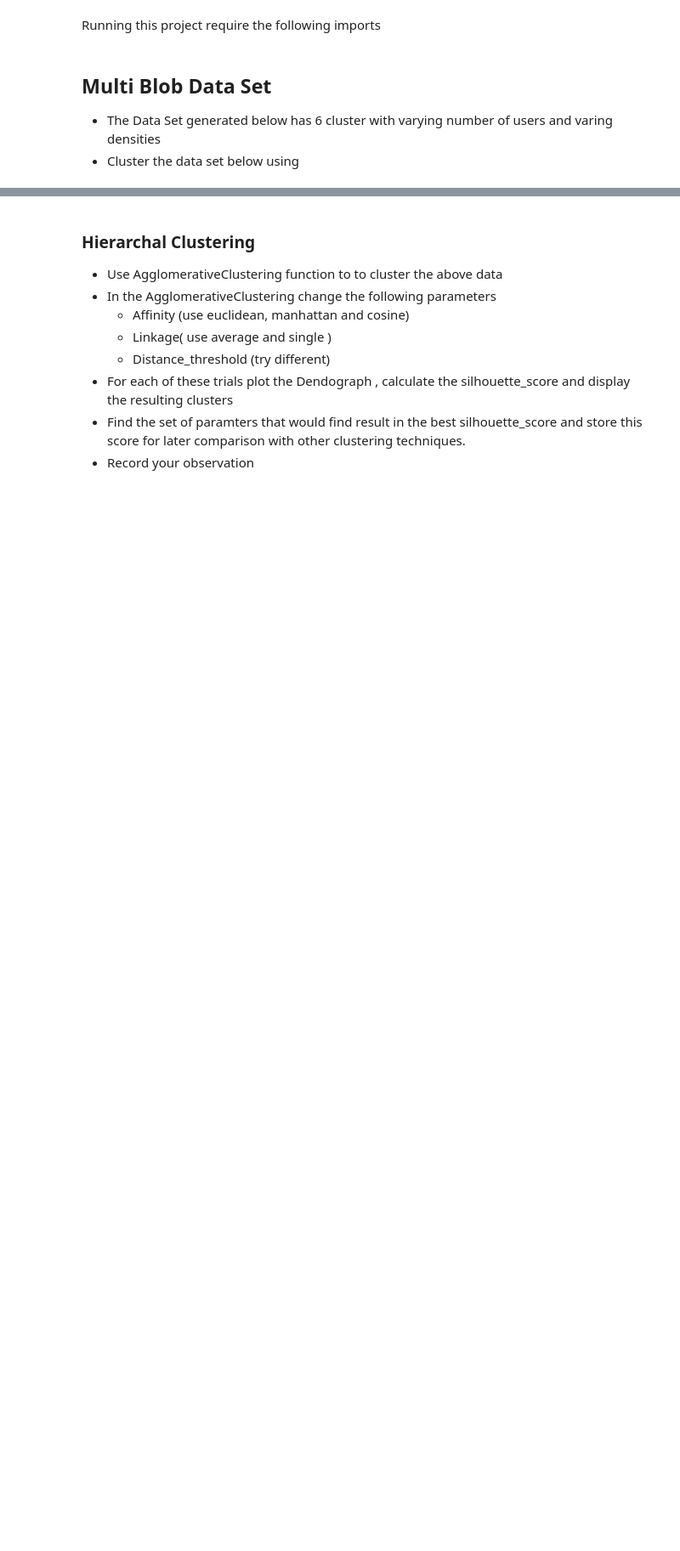
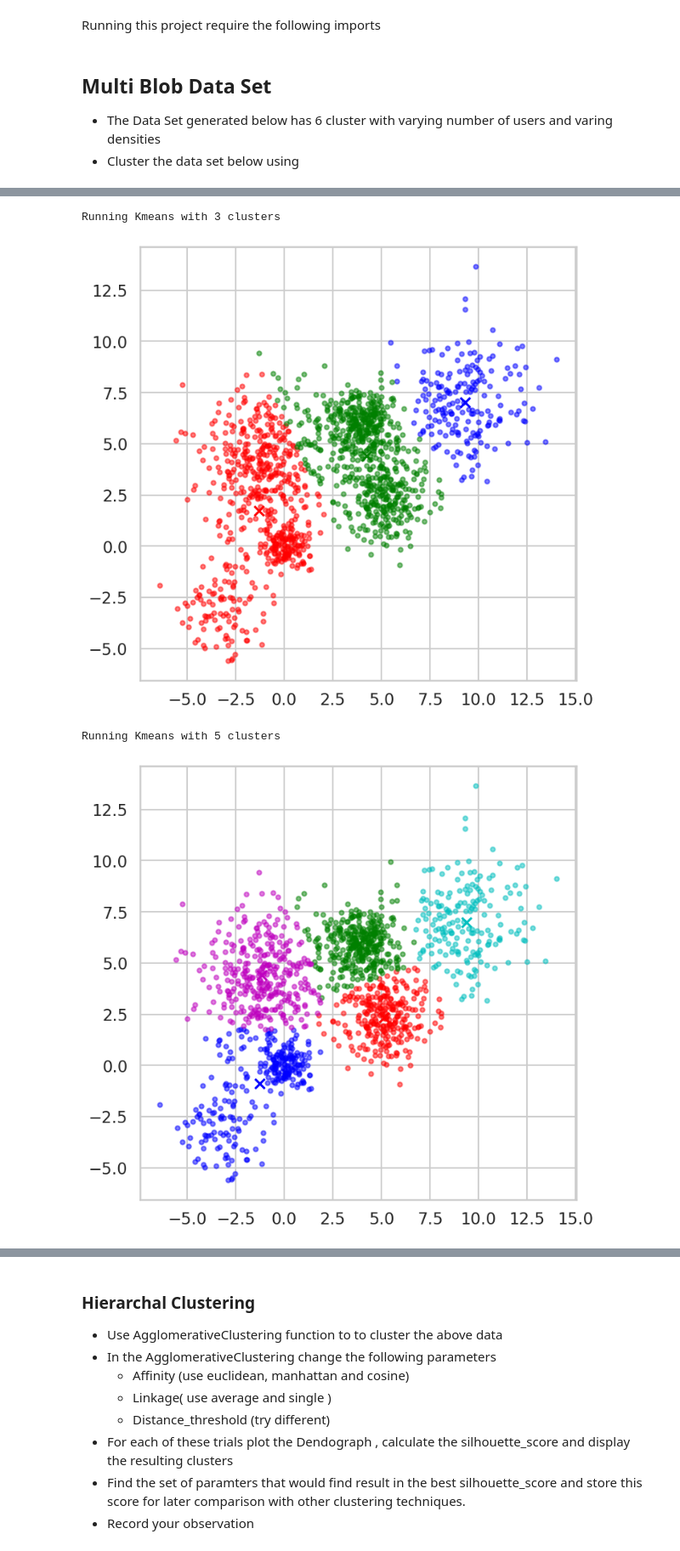
Before and after one commit to FadluW/CSENM1, a Jupyter notebook: assignment-2/Clustering_Project.ipynb, the cells around one changed output, grey strips where cells are left out. Shown at 85% size. Drawn from its saved outputs; the diff is of its cells as text; code cells hidden in the pictures; blank space fills up the shorter version.

Commit message:
Assignment 2 - kmeans

```diff
--- a/assignment-2/Clustering_Project.ipynb
+++ b/assignment-2/Clustering_Project.ipynb
@@ -101,0 +119,30 @@ display_cluster(Multi_blob_Data)
+# %%
+list_num_clusters = [3, 5, 7]
+k_inertia = []
+k_silhouette = []
+for num_clusters in list_num_clusters:
+    print(f'Running Kmeans with {num_clusters} clusters')
+    kmeans = KMeans(num_clusters).fit(Multi_blob_Data)
+    display_cluster(Multi_blob_Data, kmeans, num_clusters)
+    k_inertia.append(kmeans.inertia_)
+    k_silhouette.append(silhouette_score(Multi_blob_Data, kmeans.predict(Multi_blob_Data)))
+    plt.show()
+
+plt.bar(list_num_clusters, k_inertia)
+plt.xlabel('Num Clusters')
+plt.ylabel('Cluster Distortion / Inertia')
+plt.show()
+
+plt.bar(list_num_clusters, k_silhouette)
+plt.xlabel('Num Clusters')
+plt.ylabel('Silhouette Score')
+plt.show()
+
+max_silhouette_score = max(k_silhouette)
+best_k = list_num_clusters[k_silhouette.index(max_silhouette_score)]
+print(f'Best K: {best_k}, score: {max_silhouette_score}')
+# %% [output]
+Running Kmeans with 3 clusters
+[figure, added]
+Running Kmeans with 5 clusters
+[figure, added]
```
Also changed, not shown: parts of 6 cells of this notebook, 1 other file.
